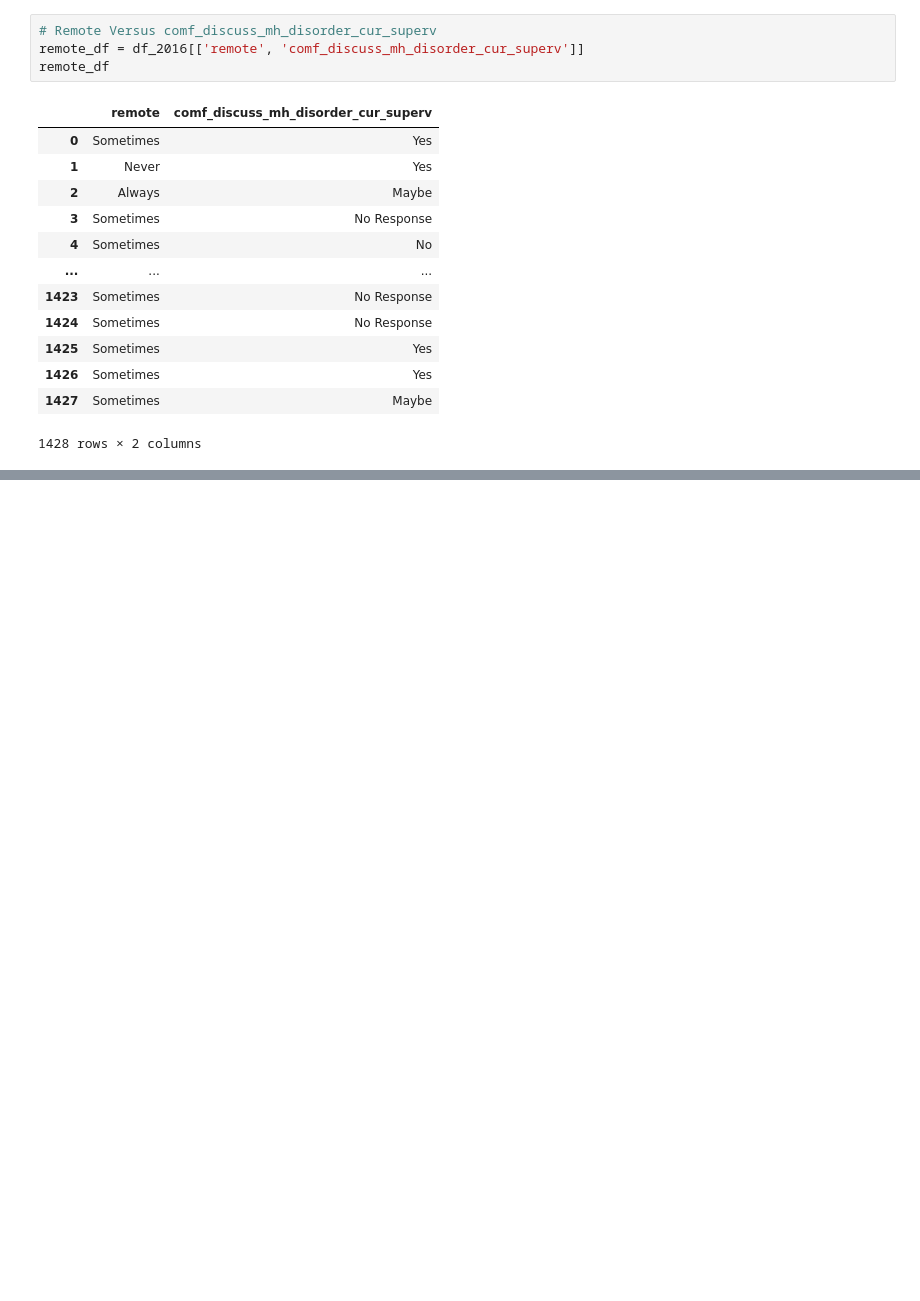
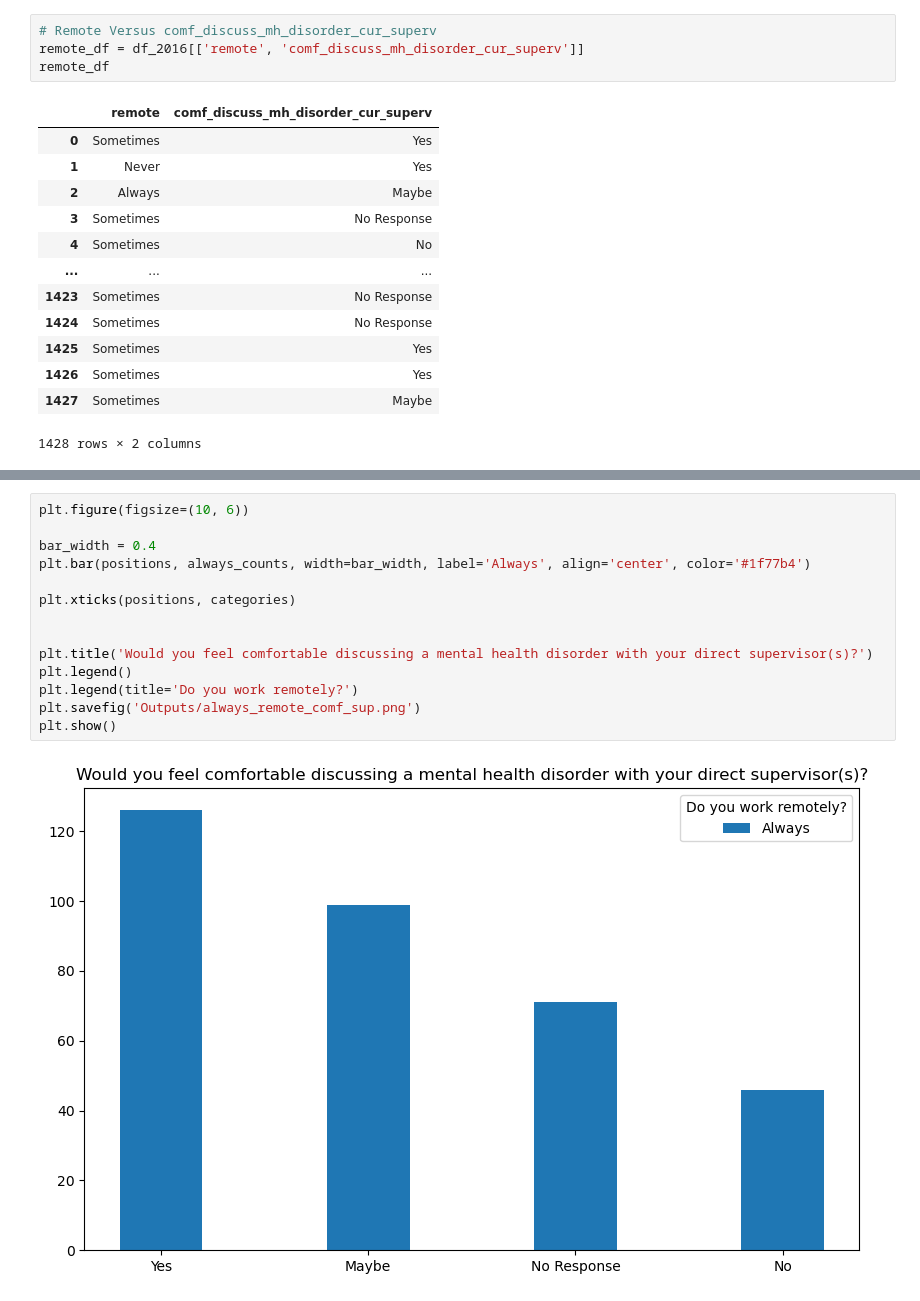
Before and after one commit to SecondHandSushi/Project-1-Mental-Tech, a Jupyter notebook: Remote_v_Q.ipynb, the cells around one changed output, grey strips where cells are left out. Drawn from its saved outputs; the diff is of its cells as text; blank space fills up the shorter version.

```diff
--- a/Remote_v_Q.ipynb
+++ b/Remote_v_Q.ipynb
@@ -56,0 +73,16 @@ plt.show()
+# %%
+plt.figure(figsize=(10, 6))
+
+bar_width = 0.4
+plt.bar(positions, always_counts, width=bar_width, label='Always', align='center', color='#1f77b4')
+
+plt.xticks(positions, categories)
+
+
+plt.title('Would you feel comfortable discussing a mental health disorder with your direct supervisor(s)?')
+plt.legend()
+plt.legend(title='Do you work remotely?')
+plt.savefig('Outputs/always_remote_comf_sup.png')
+plt.show()
+# %% [output]
+[figure, added]
```
Also changed, not shown: parts of 3 cells of this notebook, 4 other files.
